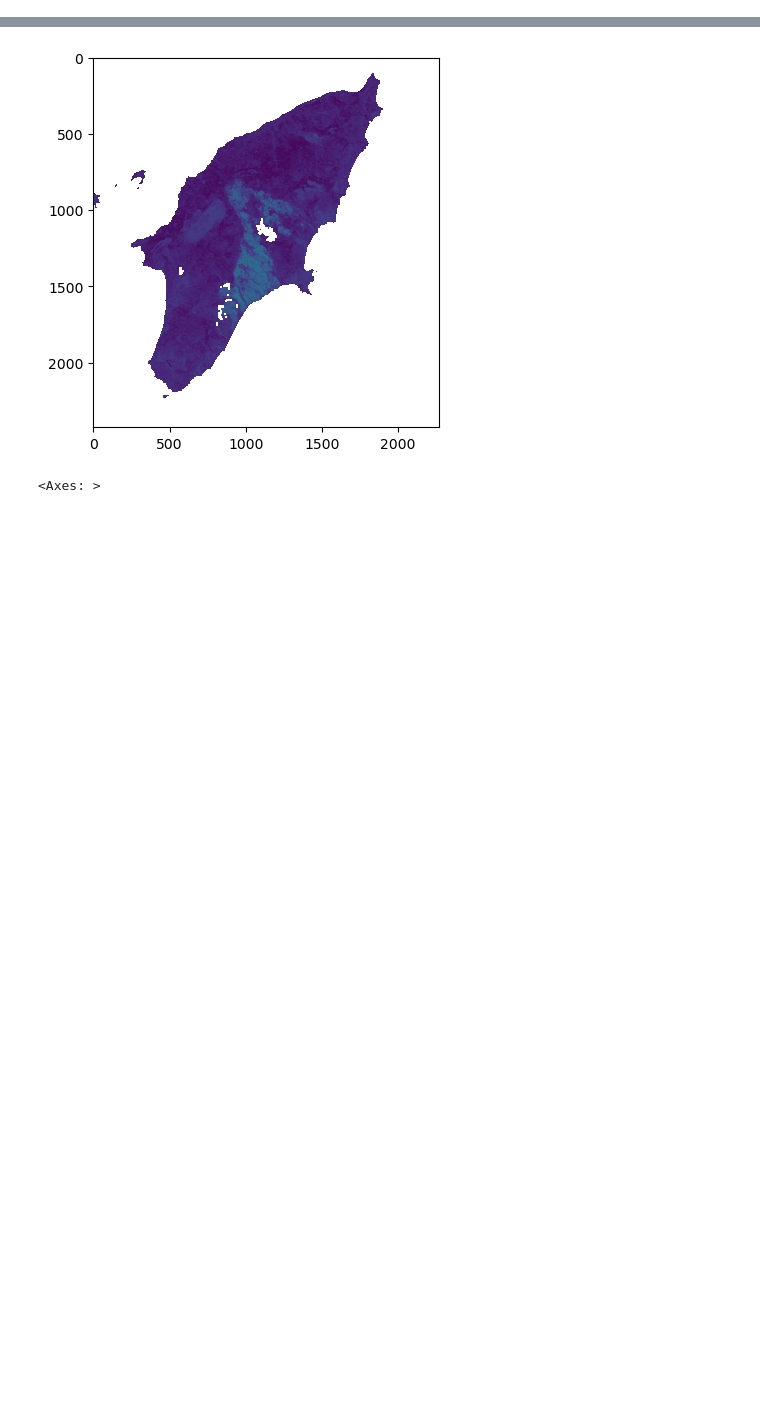
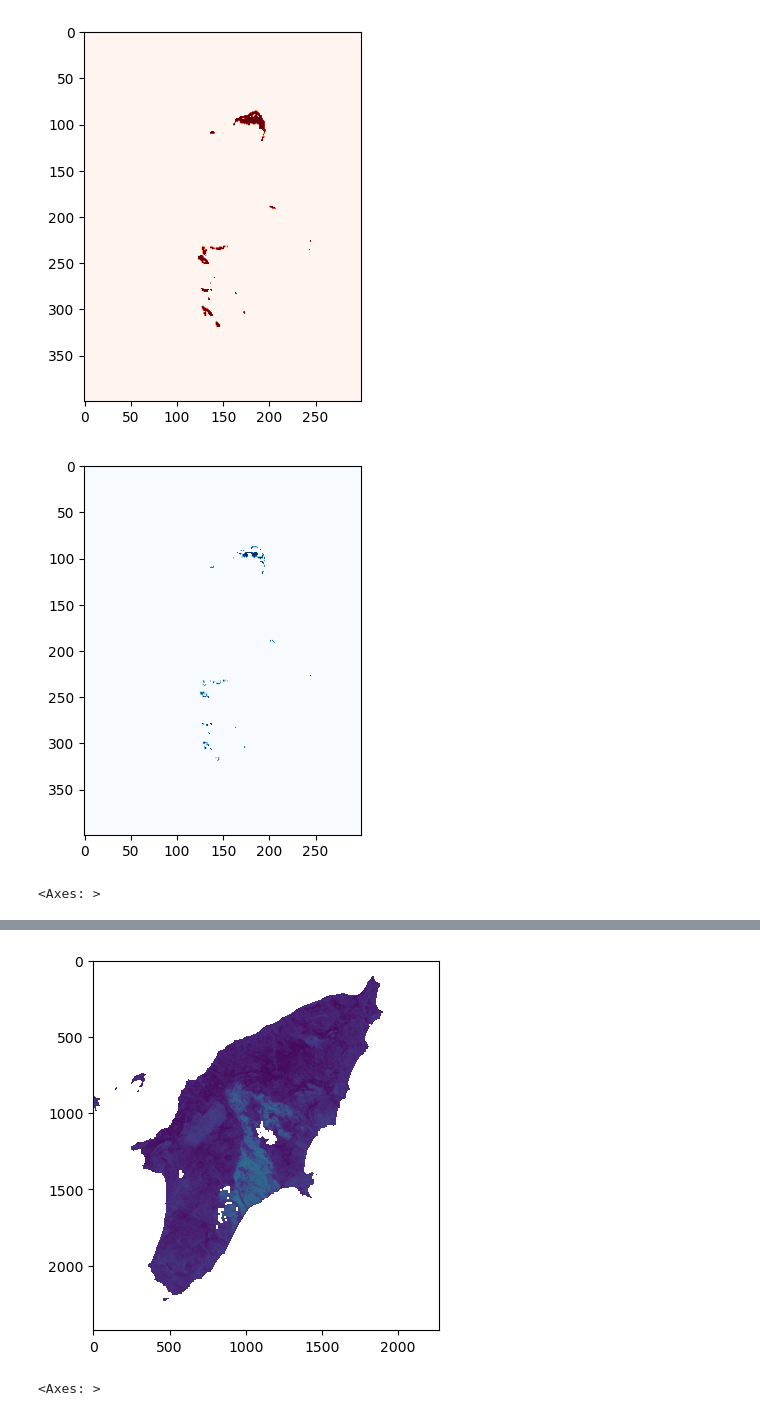
Before and after one commit to Pinnacle55/landsatAFD, a Jupyter notebook: Active Fire Detection.ipynb, the cells around one changed output, grey strips where cells are left out. Cells and saved outputs as stored; diff of their text form; code cells hidden in the pictures; blank space fills up the shorter version.

```diff
--- a/Active Fire Detection.ipynb
+++ b/Active Fire Detection.ipynb
@@ -113,0 +307,7 @@ def potential_fire(band, background_mask):
+# %%
+show(fire_mask[1400:1800, 700:1000], cmap = 'Reds')
+show(pfire[1400:1800, 700:1000], cmap = 'Blues')
+# %% [output]
+[figure, added]
+[figure, added]
+<Axes: >
```
Also changed, not shown: parts of 21 cells of this notebook, 1 other file.
